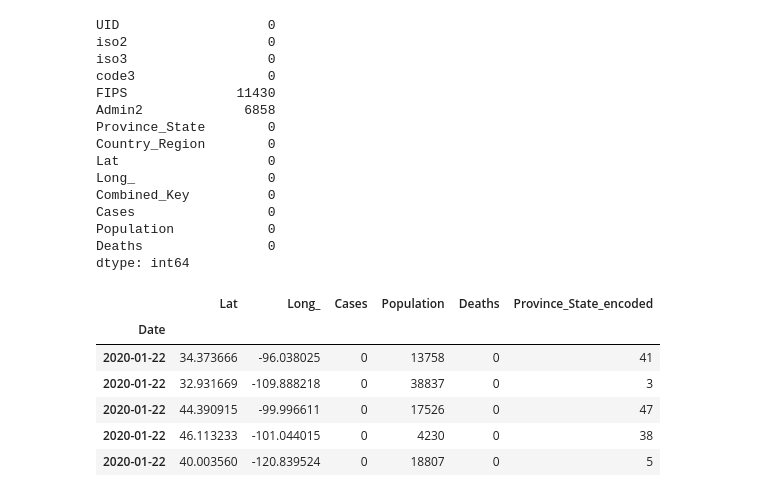
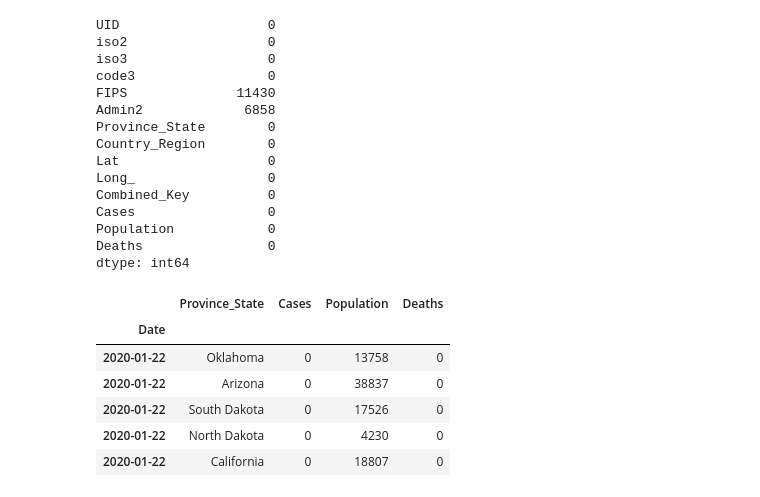
Before and after one commit to joshmatni/cs431-project, a Jupyter notebook: eda_covid.ipynb, the cells around one changed output. Cells and saved outputs as stored; diff of their text form; code cells hidden in the pictures.

```diff
--- a/eda_covid.ipynb
+++ b/eda_covid.ipynb
@@ -335,24 +335,14 @@ Deaths                0
 dtype: int64
 # %%
 # filter only features and labels (for now...)
-not_needed = ['UID', 'iso2', 'iso3', 'code3', 'FIPS', 'Admin2', 'Combined_Key', 'Country_Region']
+not_needed = ['UID', 'iso2', 'iso3', 'code3', 'FIPS', 'Admin2', 'Combined_Key', 'Country_Region', 'Lat', 'Long_']
 merged_df.drop(columns=not_needed, inplace=True)
+merged_df.head()
+# %% [output]
+|  | Province_State | Cases | Population | Deaths |
+| Date |  |  |  |  |
+| 2020-01-22 | Oklahoma | 0 | 13758 | 0 |
+| 2020-01-22 | Arizona | 0 | 38837 | 0 |
+| 2020-01-22 | South Dakota | 0 | 17526 | 0 |
+| 2020-01-22 | North Dakota | 0 | 4230 | 0 |
+| 2020-01-22 | California | 0 | 18807 | 0 |
-# %%
-# one hot encode province state
-from sklearn.preprocessing import LabelEncoder
-
-label_encoder = LabelEncoder()
-
-# new column with the encoded values
-merged_df['Province_State_encoded'] = label_encoder.fit_transform(merged_df['Province_State'])
-merged_df.drop(columns=['Province_State'], inplace=True)
-
-merged_df.head()
-# %% [output]
-|  | Lat | Long_ | Cases | Population | Deaths | Province_State_encoded |
-| Date |  |  |  |  |  |  |
-| 2020-01-22 | 34.373666 | -96.038025 | 0 | 13758 | 0 | 41 |
-| 2020-01-22 | 32.931669 | -109.888218 | 0 | 38837 | 0 | 3 |
-| 2020-01-22 | 44.390915 | -99.996611 | 0 | 17526 | 0 | 47 |
-| 2020-01-22 | 46.113233 | -101.044015 | 0 | 4230 | 0 | 38 |
-| 2020-01-22 | 40.003560 | -120.839524 | 0 | 18807 | 0 | 5 |
```
Also changed, not shown: parts of 4 cells of this notebook.
